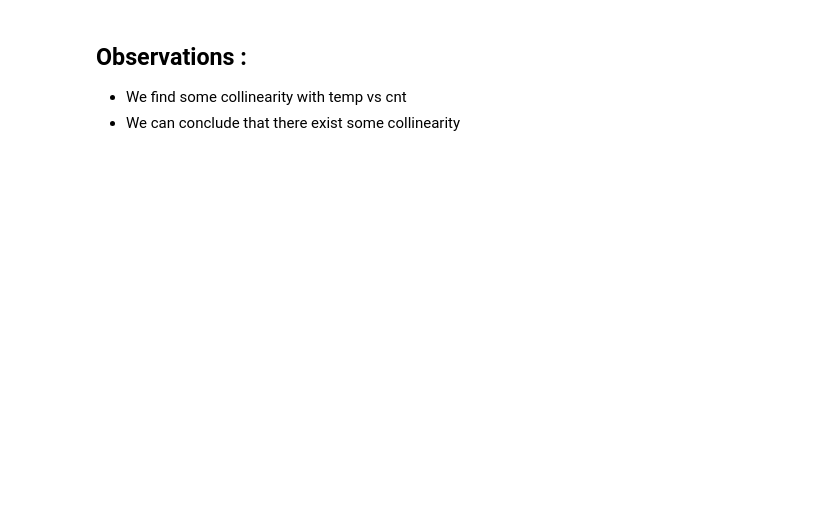
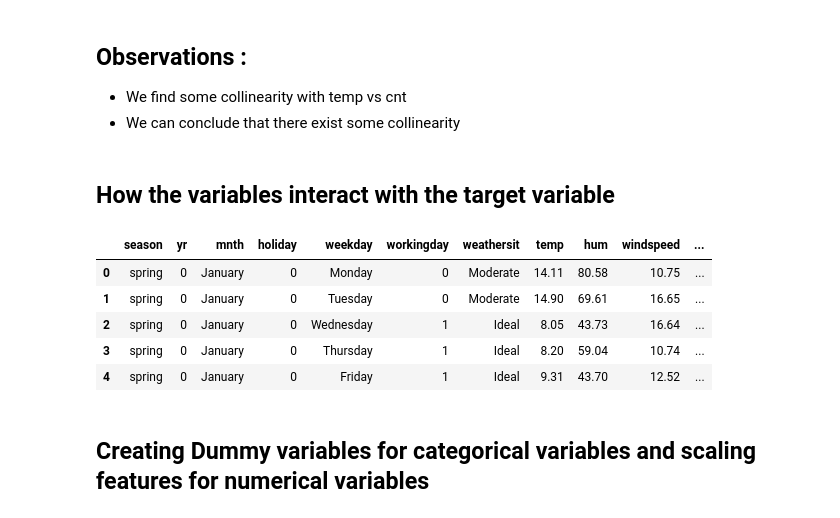
Before and after one commit to basil-16/BikeSharingAssignment, a Jupyter notebook: BikeSharing.ipynb, the cells around one changed output. Saved outputs shown, nothing was run; the diff lists cells and outputs as text; code cells hidden in the pictures; blank space fills up the shorter version.

```diff
--- a/BikeSharing.ipynb
+++ b/BikeSharing.ipynb
@@ -253,3 +262,5 @@ sns.pairplot(data = data)
 ## Observations :
 - We find some collinearity with temp vs cnt
 - We can conclude that there exist some collinearity
+# %% [markdown]
+## How the variables interact with the target variable
@@ -255,0 +269,15 @@ sns.pairplot(data = data)
+# %%
+# Dropping atemp column
+
+data.drop("atemp", axis = 1, inplace = True)
+# %%
+data.head()
+# %% [output]
+|  | season | yr | mnth | holiday | weekday | workingday | weathersit | temp | hum | windspeed | ... |
+| 0 | spring | 0 | January | 0 | Monday | 0 | Moderate | 14.11 | 80.58 | 10.75 | ... |
+| 1 | spring | 0 | January | 0 | Tuesday | 0 | Moderate | 14.90 | 69.61 | 16.65 | ... |
+| 2 | spring | 0 | January | 0 | Wednesday | 1 | Ideal | 8.05 | 43.73 | 16.64 | ... |
+| 3 | spring | 0 | January | 0 | Thursday | 1 | Ideal | 8.20 | 59.04 | 10.74 | ... |
+| 4 | spring | 0 | January | 0 | Friday | 1 | Ideal | 9.31 | 43.70 | 12.52 | ... |
+# %% [markdown]
+## Creating Dummy variables for categorical variables and scaling features for numerical variables
```
Also changed, not shown: parts of 10 cells of this notebook.
